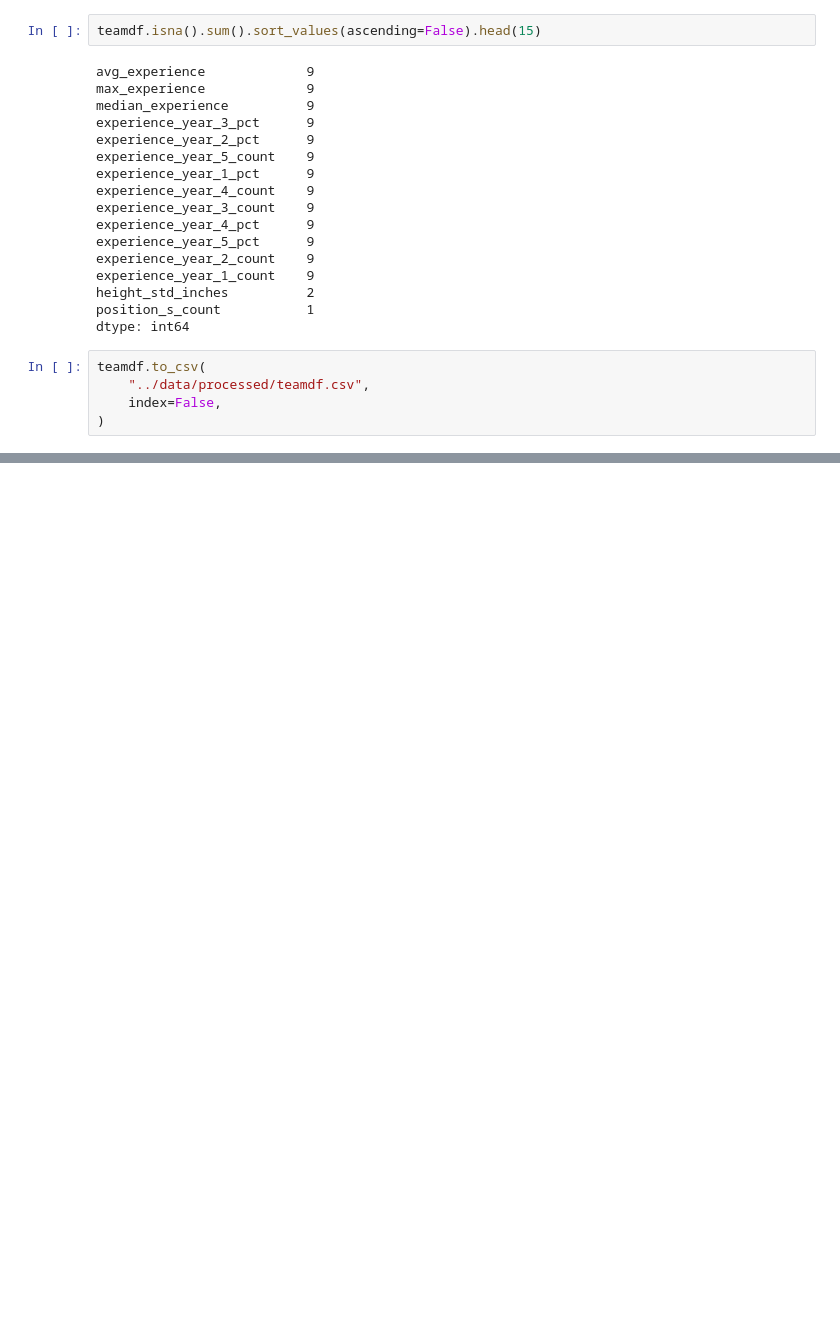
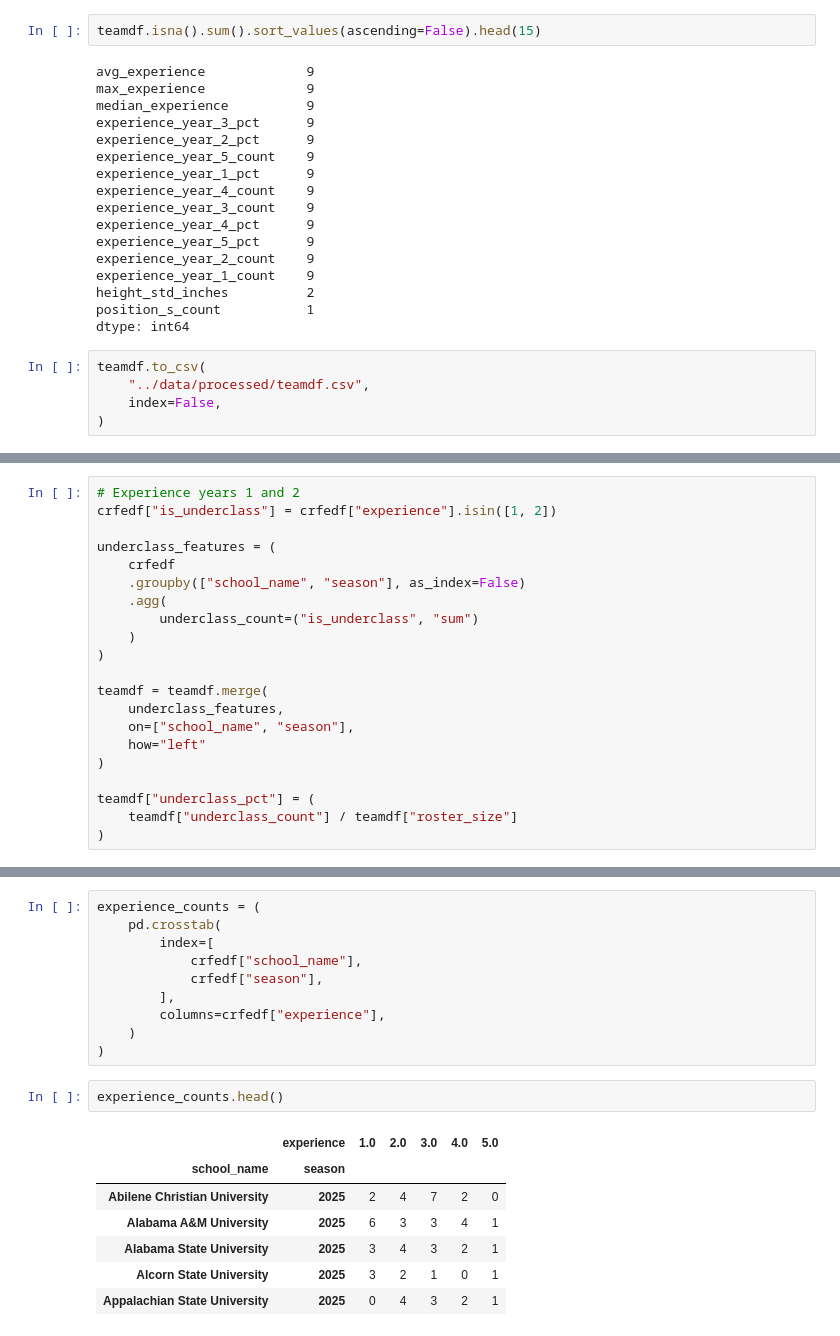
Before and after one commit to karlidean/capstone-project-NCAA-Volleyball, a Jupyter notebook: notebooks/predict_model_feature.ipynb, the cells around one changed output, grey strips where cells are left out. Saved outputs shown, nothing was run; the diff lists cells and outputs as text; blank space fills up the shorter version.

```diff
--- a/notebooks/predict_model_feature.ipynb
+++ b/notebooks/predict_model_feature.ipynb
@@ -364,0 +605,21 @@ teamdf.to_csv(
+# %%
+# Experience years 1 and 2
+crfedf["is_underclass"] = crfedf["experience"].isin([1, 2])
+
+underclass_features = (
+    crfedf
+    .groupby(["school_name", "season"], as_index=False)
+    .agg(
+        underclass_count=("is_underclass", "sum")
+    )
+)
+
+teamdf = teamdf.merge(
+    underclass_features,
+    on=["school_name", "season"],
+    how="left"
+)
+
+teamdf["underclass_pct"] = (
+    teamdf["underclass_count"] / teamdf["roster_size"]
+)
@@ -364,0 +645,20 @@ teamdf.to_csv(
+# %%
+experience_counts = (
+    pd.crosstab(
+        index=[
+            crfedf["school_name"],
+            crfedf["season"],
+        ],
+        columns=crfedf["experience"],
+    )
+)
+# %%
+experience_counts.head()
+# %% [output]
+|  | experience | 1.0 | 2.0 | 3.0 | 4.0 | 5.0 |
+| school_name | season |  |  |  |  |  |
+| Abilene Christian University | 2025 | 2 | 4 | 7 | 2 | 0 |
+| Alabama A&M University | 2025 | 6 | 3 | 3 | 4 | 1 |
+| Alabama State University | 2025 | 3 | 4 | 3 | 2 | 1 |
+| Alcorn State University | 2025 | 3 | 2 | 1 | 0 | 1 |
+| Appalachian State University | 2025 | 0 | 4 | 3 | 2 | 1 |
```
Also changed, not shown: parts of 23 cells of this notebook.
